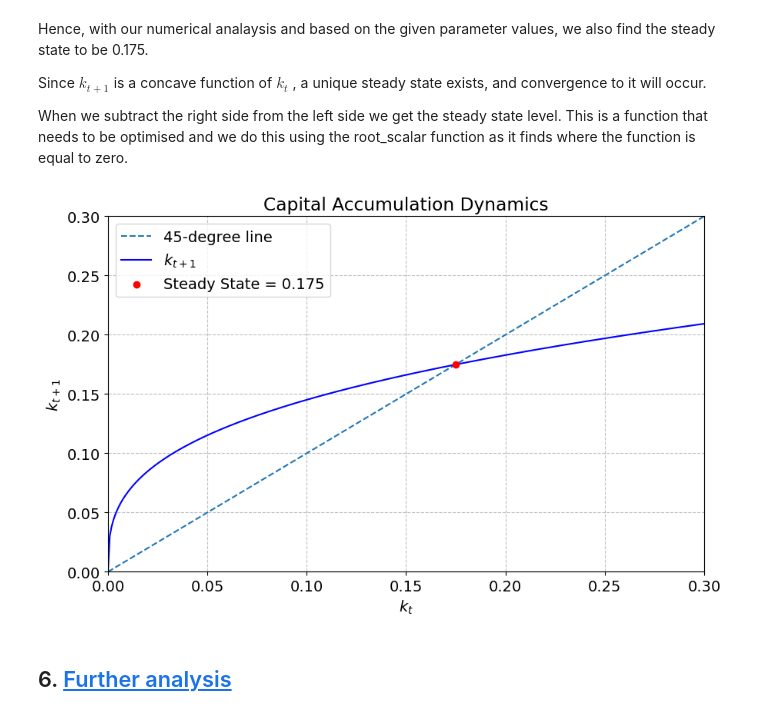
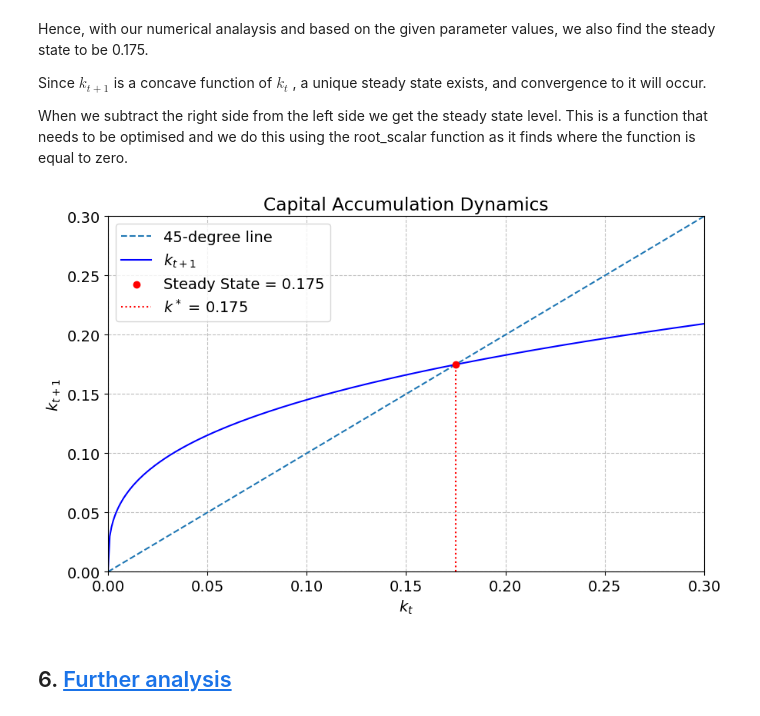
Before and after one commit to NumEconCopenhagen/projects-2024-Simon-C-og-Jens-H, a Jupyter notebook: modelproject/modelproject.ipynb, the cells around one changed output. Drawn from its saved outputs; the diff is of its cells as text; code cells hidden in the pictures.

```diff
--- a/modelproject/modelproject.ipynb
+++ b/modelproject/modelproject.ipynb
@@ -201,38 +201,36 @@ tau = 0.00
 obj = lambda k: k - ((A*(1-alpha)*k**alpha)/((1+n)*(2+rho)))
 
 # Optimizing the model and finding the roots
 result = optimize.root_scalar(obj, bracket=[1e-10, 10], method='bisect')
 k_star = result.root
 
 # Define the range for k_t
 k_t = np.linspace(0, 2*k_star, 400)
 
 # Calculate k_t+1 for each k_t
 k_t_plus_1 = (A*(1-alpha)*k_t**alpha)/((1+n)*(2+rho))
 
 # Interactive plotting function
 def plot_steady_state(steady_state):
     plt.figure(figsize=(10, 6))
     plt.plot(k_t, k_t, label='45-degree line', linestyle='--')
     plt.plot(k_t, k_t_plus_1, label='$k_{t+1}$', color='blue')
     steady_state_y = (A*(1-alpha)*steady_state**alpha)/((1+n)*(2+rho))
-    plt.scatter([steady_state], [steady_state_y], color='red', zorder=5, label=f'Steady State = {steady_state:.3f}')
+    plt.scatter(k_star, [steady_state_y], color='red', zorder=5, label=f'Steady State = {steady_state:.3f}')
+    plt.axvline(x=k_star, ymax=0.129/(max(k_t_plus_1)), color='red', linestyle=':', label=f'$k^*$ = 0.175')
     plt.xlabel('$k_t$')
     plt.ylabel('$k_{t+1}$')
     plt.title('Capital Accumulation Dynamics')
     plt.legend()
     plt.grid(True)
     plt.ylim([0, 0.3])
     plt.xlim([0, 0.3])
     plt.show()
 
-# Create interactive slider
-#interact(plot_steady_state, steady_state=(0.0, 2*k_star, 0.005))
-
 # Display the interactive plot with the initial steady state value
 plot_steady_state(k_star)
 # %% [output]
-[figure, old version]
+[figure, new version]
 # %% [markdown]
 ## 6. <a id='toc6_'></a>[Further analysis](#toc6_)
 # %% [markdown]
```
Also changed, not shown: parts of 3 cells of this notebook.
